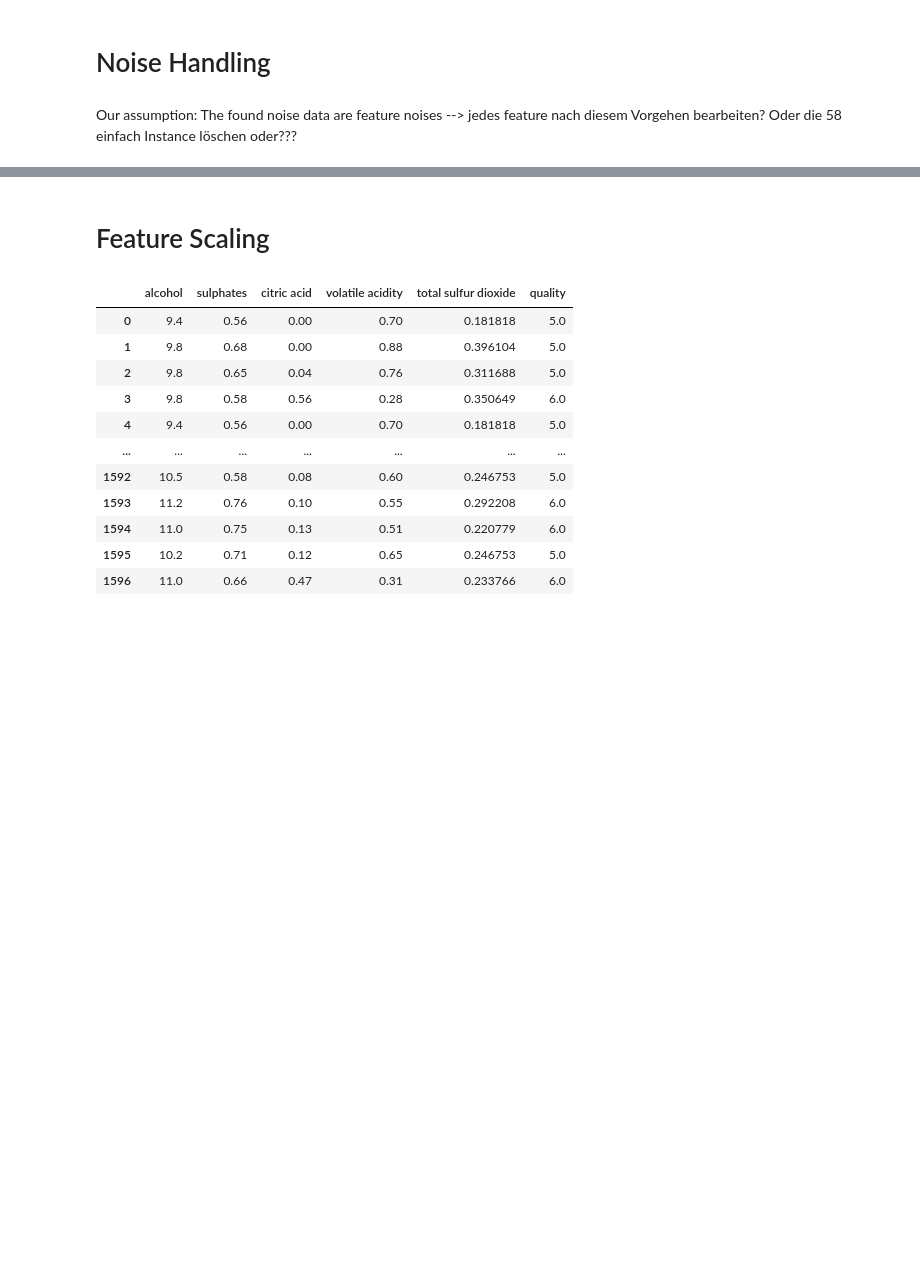
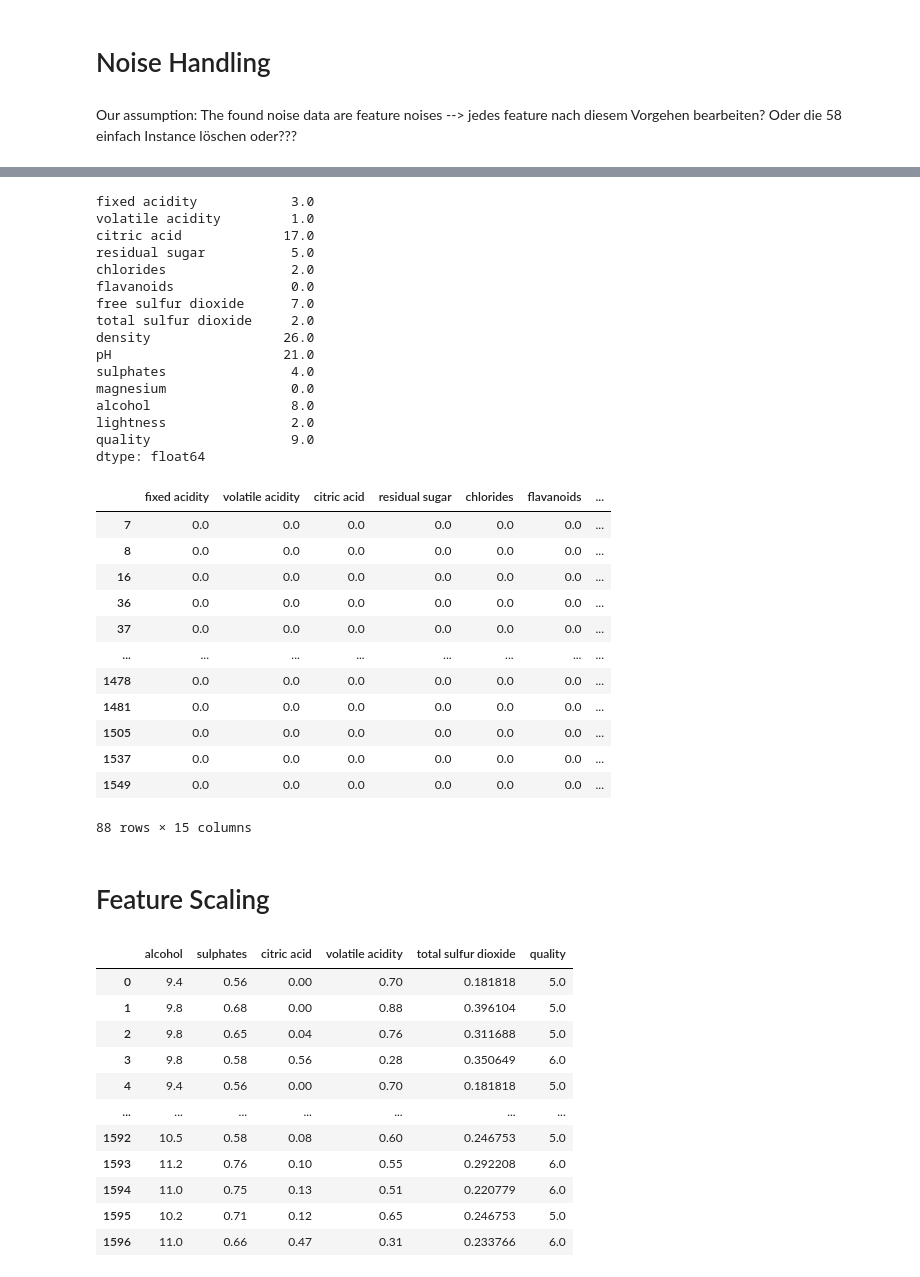
Before and after one commit to proohit/trends-in-ds-team1, a Jupyter notebook: modeling_data_quality_issues_red.ipynb, the cells around one changed output, grey strips where cells are left out. Saved outputs shown, nothing was run; the diff lists cells and outputs as text; code cells hidden in the pictures; blank space fills up the shorter version.

```diff
--- a/modeling_data_quality_issues_red.ipynb
+++ b/modeling_data_quality_issues_red.ipynb
@@ -392,0 +464,4 @@ False predictions
+# %%
+pd.set_option('display.max_rows', None)
+display(wine_red)
+pd.set_option('display.max_rows', 32)
@@ -393,3 +486,61 @@ False predictions
+# %%
+from sklearn.preprocessing import MinMaxScaler
+# normalize data without noise as a reference value
+scaler = MinMaxScaler()
+without_noise = wine_red.drop(index=delta_result.index)
+# calculate medians for features of the normalized data without noise
+medians_all = pd.DataFrame(scaler.fit_transform(without_noise), columns = without_noise.columns, index=without_noise.index).describe().loc['50%']
+
+# set minimum threshold for noise identification as difference between value and median
+threshold = 0.5
+
+# normalize noise data for comparison with median
+scaler = MinMaxScaler()
+noise_data = wine_red.loc[delta_result.index]
+noise_data_normalized = pd.DataFrame(scaler.fit_transform(noise_data), columns=noise_data.columns, index=noise_data.index)
+for row in noise_data_normalized.index:
+    for column in noise_data_normalized.columns:
+        col_row_value = noise_data_normalized[column][row]
+        if abs(medians_all.loc[column] - col_row_value) > threshold:
+            noise_data_normalized.at[row, column] = 1
+        else:
+            noise_data_normalized.at[row, column] = 0
+
+# display sum of noisy identified data by features
+display(noise_data_normalized.sum())
+
+# display noisy features
+display(noise_data_normalized)
+# %% [output]
+fixed acidity            3.0
+volatile acidity         1.0
+citric acid             17.0
+residual sugar           5.0
+chlorides                2.0
+flavanoids               0.0
+free sulfur dioxide      7.0
+total sulfur dioxide     2.0
+density                 26.0
+pH                      21.0
+sulphates                4.0
+magnesium                0.0
+alcohol                  8.0
+lightness                2.0
+quality                  9.0
+dtype: float64
+|  | fixed acidity | volatile acidity | citric acid | residual sugar | chlorides | flavanoids | ... |
+| 7 | 0.0 | 0.0 | 0.0 | 0.0 | 0.0 | 0.0 | ... |
+| 8 | 0.0 | 0.0 | 0.0 | 0.0 | 0.0 | 0.0 | ... |
+| 16 | 0.0 | 0.0 | 0.0 | 0.0 | 0.0 | 0.0 | ... |
+| 36 | 0.0 | 0.0 | 0.0 | 0.0 | 0.0 | 0.0 | ... |
+| 37 | 0.0 | 0.0 | 0.0 | 0.0 | 0.0 | 0.0 | ... |
+| ... | ... | ... | ... | ... | ... | ... | ... |
+| 1478 | 0.0 | 0.0 | 0.0 | 0.0 | 0.0 | 0.0 | ... |
+| 1481 | 0.0 | 0.0 | 0.0 | 0.0 | 0.0 | 0.0 | ... |
+| 1505 | 0.0 | 0.0 | 0.0 | 0.0 | 0.0 | 0.0 | ... |
+| 1537 | 0.0 | 0.0 | 0.0 | 0.0 | 0.0 | 0.0 | ... |
+| 1549 | 0.0 | 0.0 | 0.0 | 0.0 | 0.0 | 0.0 | ... |
+88 rows × 15 columns
 # %% [markdown]
 # Feature Scaling
 # %%
```
Also changed, not shown: parts of 6 cells of this notebook, 1 other file.
